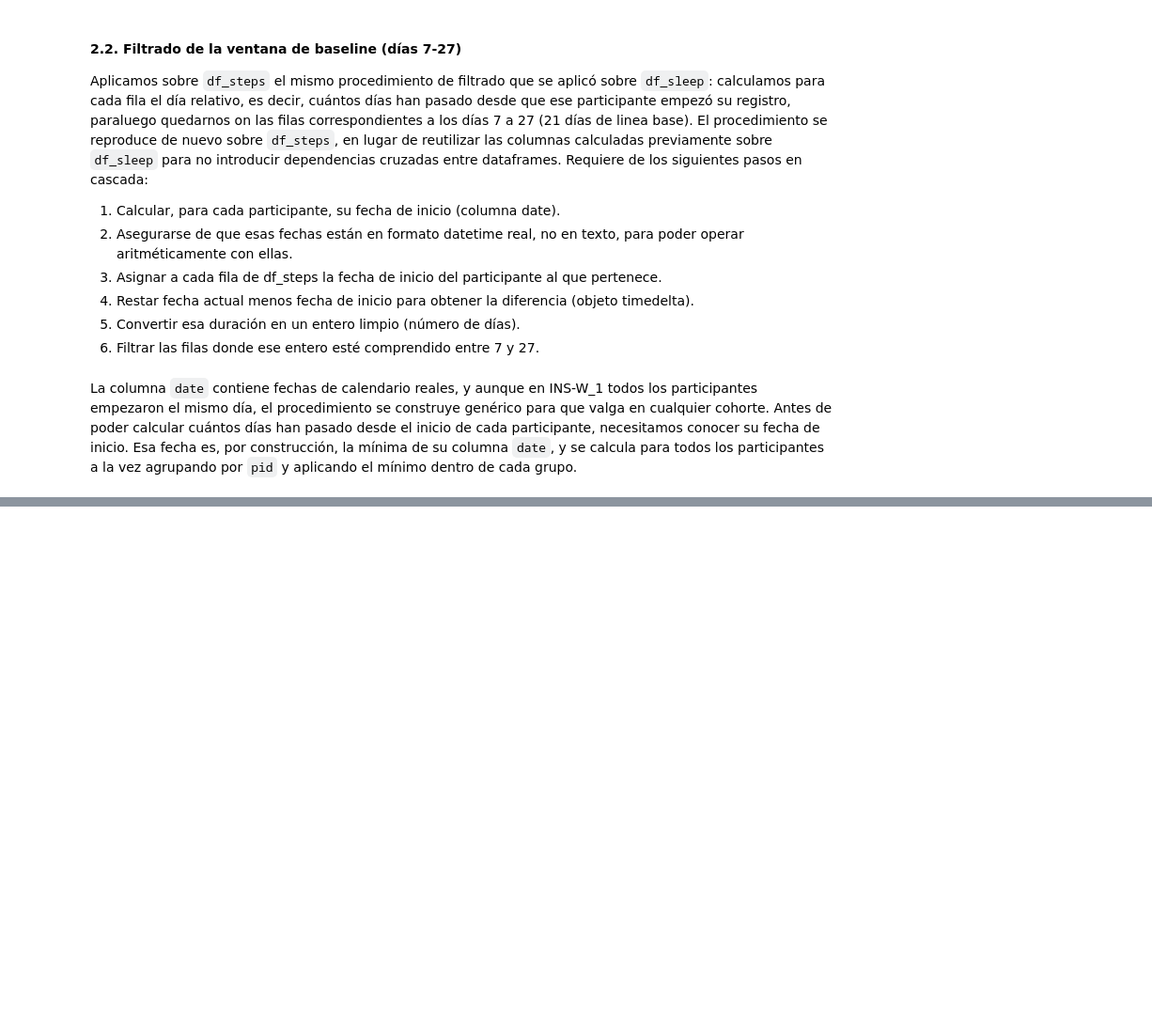
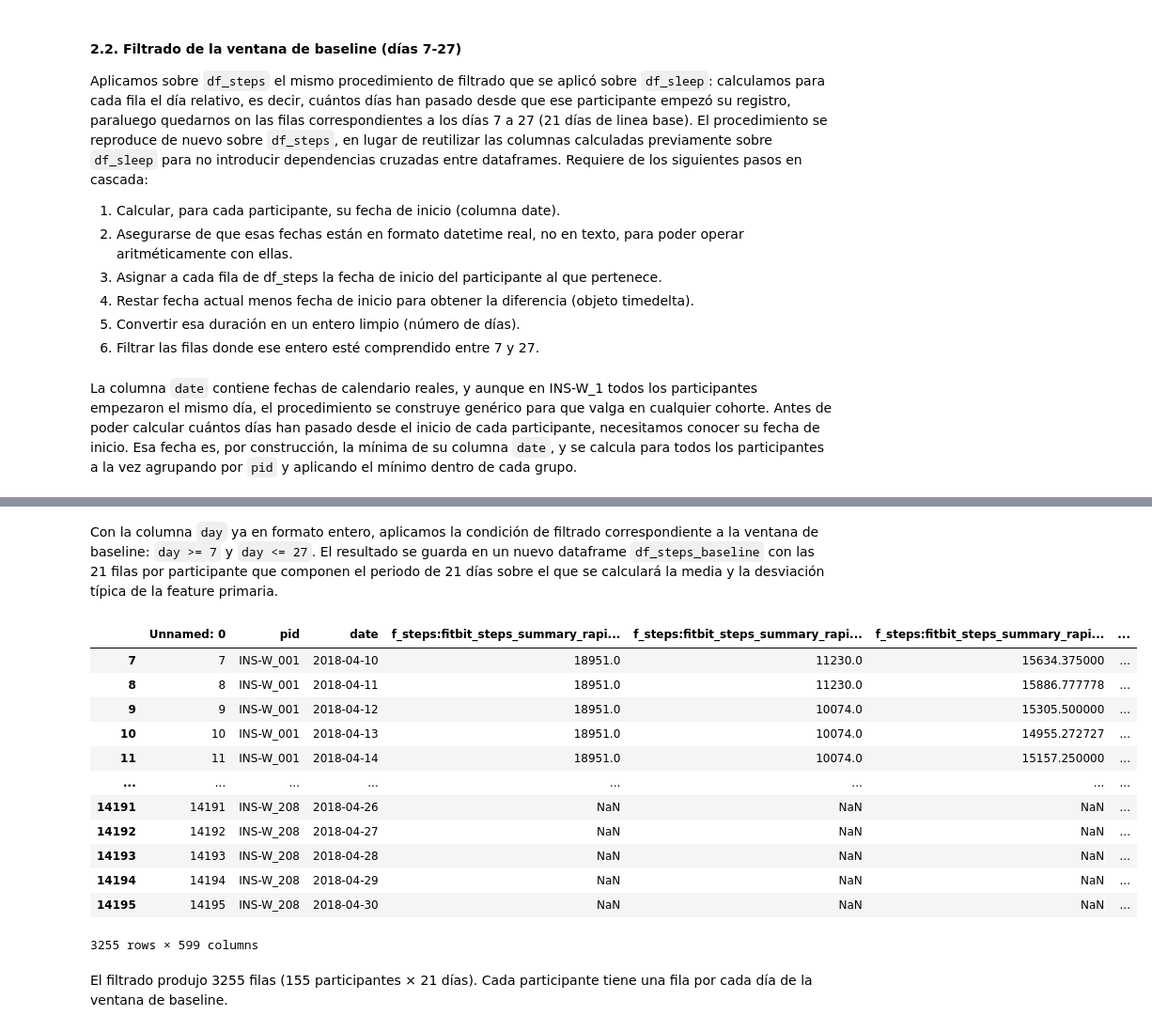
Before and after one commit to alejandrobarriel/globem, a Jupyter notebook: notebooks/globem.ipynb, the cells around one changed output, grey strips where cells are left out. Shown at 94% size. Drawn from its saved outputs; the diff is of its cells as text; code cells hidden in the pictures; blank space fills up the shorter version.

```diff
--- a/notebooks/globem.ipynb
+++ b/notebooks/globem.ipynb
@@ -980,0 +1002,4 @@ df_steps["date"].min()
+# %%
+df_steps["date"] = pd.to_datetime(df_steps["date"])
+start_date = pd.to_datetime(start_date)
+df_steps["date"].dtype, start_date.dtype
@@ -980,0 +1012,3 @@ df_steps["date"].min()
+# %%
+df_steps["start_date"] = df_steps["pid"].map(start_date)
+df_steps["start_date"]
@@ -980,0 +1050,3 @@ df_steps["date"].min()
+# %%
+df_steps["day"] = df_steps["date"] - df_steps["start_date"]
+df_steps["day"]
@@ -980,0 +1068,3 @@ df_steps["date"].min()
+# %%
+df_steps["day"] = df_steps["day"].dt.days
+df_steps["day"]
@@ -980,0 +1084,21 @@ df_steps["date"].min()
+# %% [markdown]
+Con la columna `day` ya en formato entero, aplicamos la condición de filtrado correspondiente a la ventana de baseline: `day >= 7` y `day <= 27`. El resultado se guarda en un nuevo dataframe `df_steps_baseline` con las 21 filas por participante que componen el periodo de 21 días sobre el que se calculará la media y la desviación típica de la feature primaria.
+# %%
+df_steps_baseline = df_steps[(df_steps["day"] >= 7) & (df_steps["day"] <= 27)]
+df_steps_baseline
+# %% [output]
+|  | Unnamed: 0 | pid | date | f_steps:fitbit_steps_summary_rapi... | f_steps:fitbit_steps_summary_rapi... | f_steps:fitbit_steps_summary_rapi... | ... |
+| 7 | 7 | INS-W_001 | 2018-04-10 | 18951.0 | 11230.0 | 15634.375000 | ... |
+| 8 | 8 | INS-W_001 | 2018-04-11 | 18951.0 | 11230.0 | 15886.777778 | ... |
+| 9 | 9 | INS-W_001 | 2018-04-12 | 18951.0 | 10074.0 | 15305.500000 | ... |
+| 10 | 10 | INS-W_001 | 2018-04-13 | 18951.0 | 10074.0 | 14955.272727 | ... |
+| 11 | 11 | INS-W_001 | 2018-04-14 | 18951.0 | 10074.0 | 15157.250000 | ... |
+| ... | ... | ... | ... | ... | ... | ... | ... |
+| 14191 | 14191 | INS-W_208 | 2018-04-26 | NaN | NaN | NaN | ... |
+| 14192 | 14192 | INS-W_208 | 2018-04-27 | NaN | NaN | NaN | ... |
+| 14193 | 14193 | INS-W_208 | 2018-04-28 | NaN | NaN | NaN | ... |
+| 14194 | 14194 | INS-W_208 | 2018-04-29 | NaN | NaN | NaN | ... |
+| 14195 | 14195 | INS-W_208 | 2018-04-30 | NaN | NaN | NaN | ... |
+3255 rows × 599 columns
+# %% [markdown]
+El filtrado produjo 3255 filas (155 participantes × 21 días). Cada participante tiene una fila por cada día de la ventana de baseline.
```
Also changed, not shown: parts of 49 cells of this notebook.
